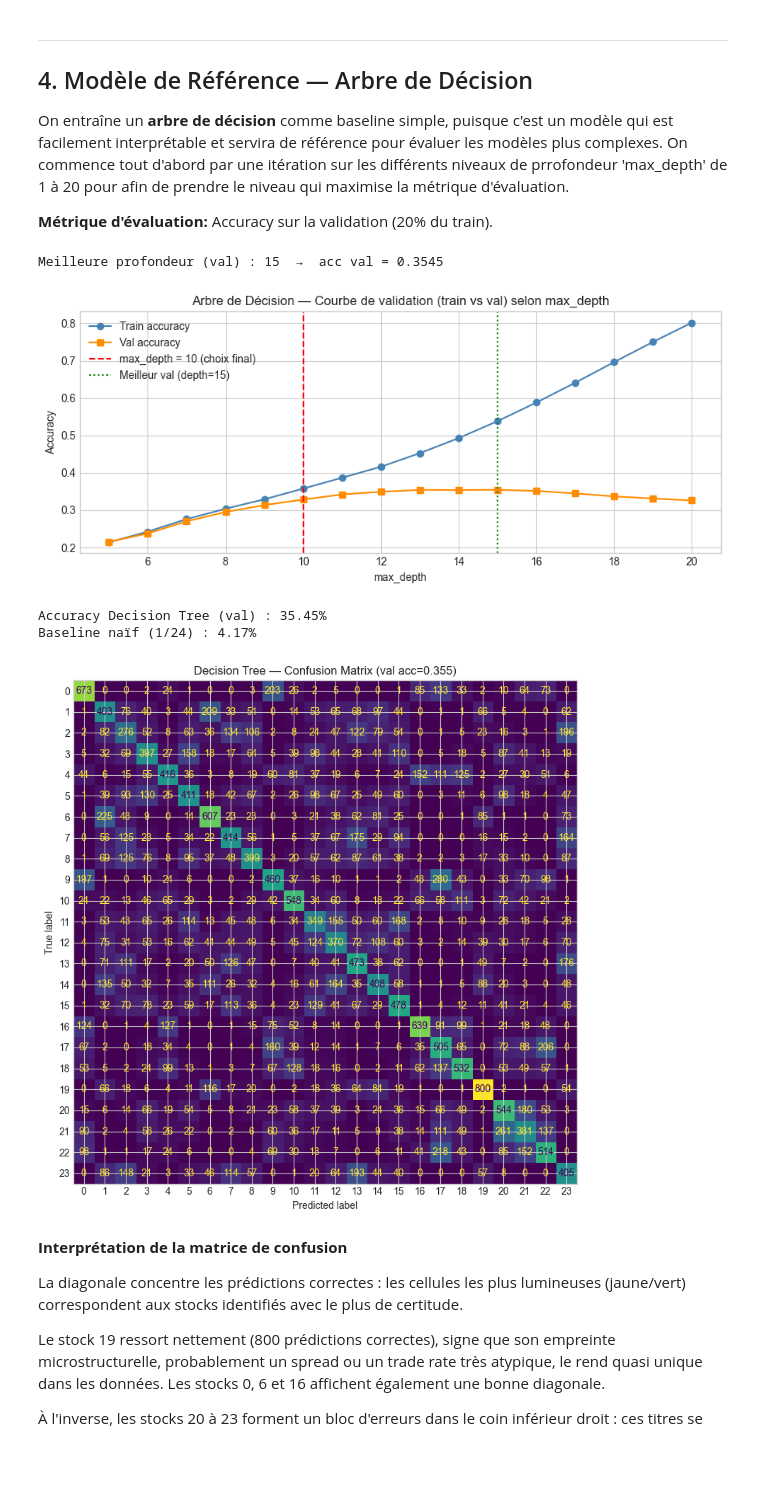
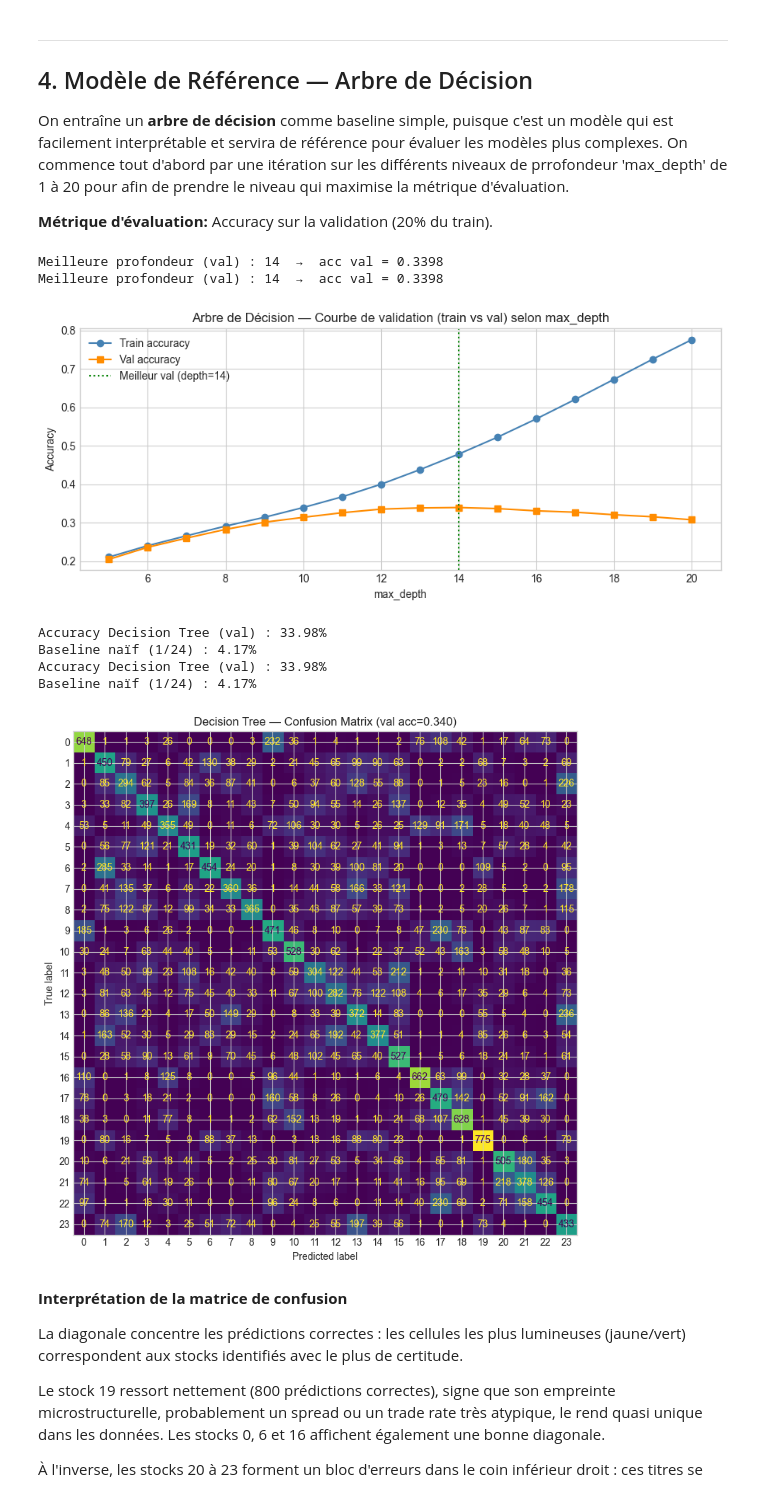
Before and after one commit to HUGO-ROCHA-MONDRAGON/High_Freq_Data, a Jupyter notebook: src/Mannai(RochaMondragon)_HighFreqData.ipynb, the cells around one changed output. Cells and saved outputs as stored; diff of their text form; code cells hidden in the pictures; blank space fills up the shorter version.

```diff
--- a/src/Mannai(RochaMondragon)_HighFreqData.ipynb
+++ b/src/Mannai(RochaMondragon)_HighFreqData.ipynb
@@ -665,41 +647,3 @@ On reconstruit ensuite `X_train`, `X_val`, `X_ml` et `X_feats_test` avec les fea
-# %%
-# ── 3b. Sélection de features ─────────────────────────────────────────────────
-
-# 1. Features sans apport identifiées par l'EDA (visuellement non discriminantes)
-#    - inter_trade_gap  : médiane = 100 pour tous les stocks (variance ≈ 0)
-#    - venue_entropy    : distribution quasi identique pour tous les stocks (1.25–1.50)
-#    - mid_autocorr     : valeurs ≈ 0 pour tous les stocks, différences inter-classes < 0.01
-#    - price_range_norm : dominé par un outlier extrême sur le stock 13 (~1.2×10⁷)
-#                         → feature instable, bruit plutôt que signal
-DROP_DEGENERATE = ['inter_trade_gap', 'venue_entropy', 'mid_autocorr', 'price_range_norm']
-
-# 2. Features fortement corrélées — seuil |corr| > 0.95
-#    Pour chaque paire (i, j) avec |corr| > seuil, on supprime la colonne j
-#    (ordre de parcours : colonne la plus à droite du triangle supérieur)
-CORR_THRESHOLD = 0.95
-
-corr_mat = X_train.corr().abs()
-upper    = corr_mat.where(np.triu(np.ones(corr_mat.shape), k=1).astype(bool))
-drop_corr = [col for col in upper.columns if any(upper[col] > CORR_THRESHOLD)]
-
-# Union des deux listes, en ne gardant que les colonnes présentes
-drop_all      = list(set(DROP_DEGENERATE + drop_corr))
-drop_existing = [f for f in drop_all if f in X_ml.columns]
-
-print(f"Features supprimées ({len(drop_existing)} / {len(feature_names)}) :")
-for f in sorted(drop_existing):
-    max_corr = upper[f].max() if f in upper.columns else 0.0
-    tag = "sans apport (EDA)" if f in DROP_DEGENERATE else f"|corr|_max = {max_corr:.3f}"
-    print(f"  - {f:<35}  [{tag}]")
-
-# 3. Reconstruction des jeux de données
-X_ml         = X_ml.drop(columns=drop_existing)
-X_train      = X_train.drop(columns=drop_existing)
-X_val        = X_val.drop(columns=drop_existing)
-X_feats_test = X_feats_test.drop(columns=[f for f in drop_existing if f in X_feats_test.columns])
-feature_names = X_ml.columns.tolist()
-
-print(f"\nFeatures restantes : {len(feature_names)}  (initial : 73)")
 # %% [markdown]
 ---
 ## 4. Modèle de Référence — Arbre de Décision
@@ -733,28 +677,31 @@ ax.legend()
 plt.tight_layout()
 plt.show()
 # %% [output]
-Meilleure profondeur (val) : 15  →  acc val = 0.3545
+Meilleure profondeur (val) : 14  →  acc val = 0.3398
+Meilleure profondeur (val) : 14  →  acc val = 0.3398
-[figure, old version]
+[figure, new version]
 # %%
 # ── Arbre de Décision ──────────────────────────────────────────────
-dt = DecisionTreeClassifier(max_depth=15, random_state=42)
+dt = DecisionTreeClassifier(max_depth=best_depth, random_state=42)
 dt.fit(X_train, y_train)
 
 y_pred_dt = dt.predict(X_val)
 acc_dt = accuracy_score(y_val, y_pred_dt)
 print(f"Accuracy Decision Tree (val) : {acc_dt*100:.2f}%")
 print(f"Baseline naïf (1/24) : {100/24:.2f}%")
 
 # Matrice de confusion
 fig, ax = plt.subplots(figsize=(10, 8))
 ConfusionMatrixDisplay.from_predictions(y_val, y_pred_dt, ax=ax, colorbar=False)
 ax.set_title(f"Decision Tree — Confusion Matrix (val acc={acc_dt:.3f})")
 plt.tight_layout()
 plt.show()
 # %% [output]
-Accuracy Decision Tree (val) : 35.45%
+Accuracy Decision Tree (val) : 33.98%
 Baseline naïf (1/24) : 4.17%
+Accuracy Decision Tree (val) : 33.98%
+Baseline naïf (1/24) : 4.17%
-[figure, old version]
+[figure, new version]
 # %% [markdown]
 
 **Interprétation de la matrice de confusion**
```
Also changed, not shown: parts of 3 cells of this notebook, 3 other files.
